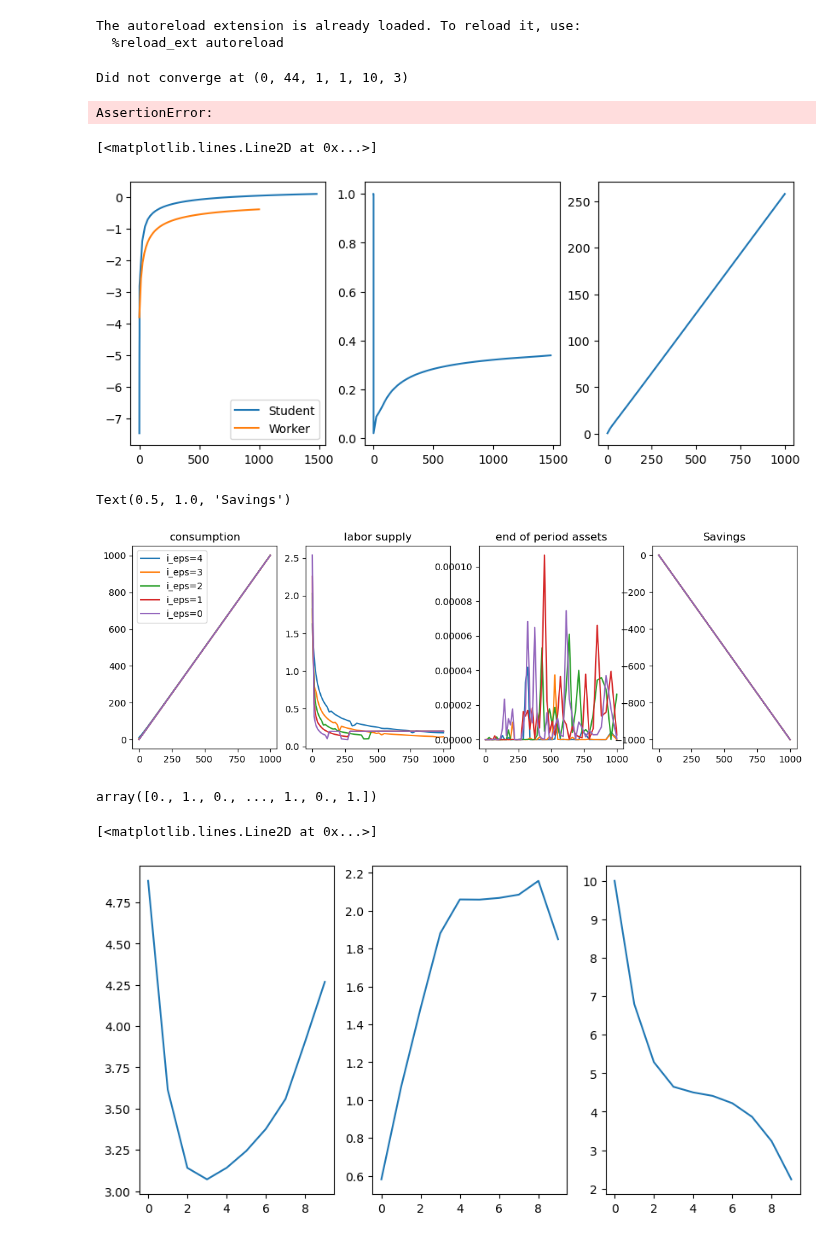
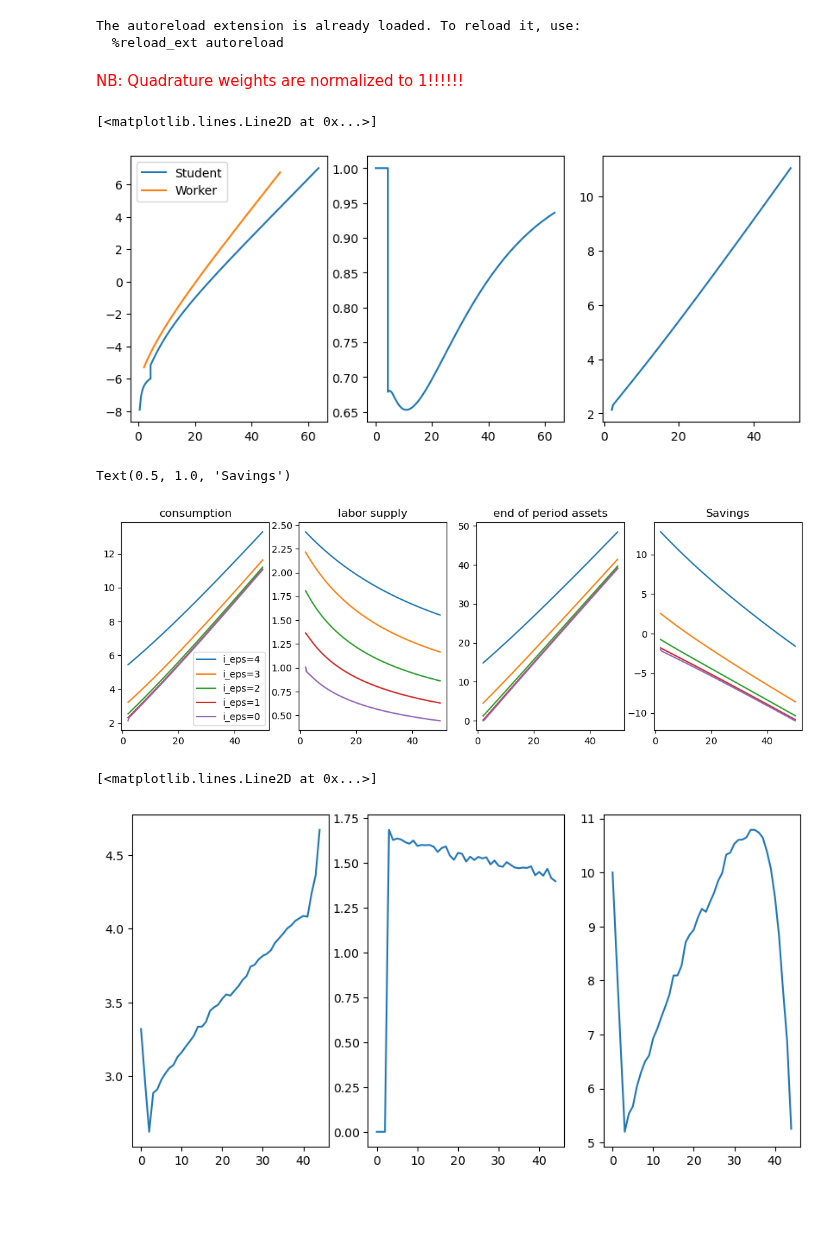
Before and after one commit to ansofol/DP_term_paper, a Jupyter notebook: main_model/test_run.ipynb, the cells around one changed output. Cells and saved outputs as stored; diff of their text form; code cells hidden in the pictures; blank space fills up the shorter version.

```diff
--- a/main_model/test_run.ipynb
+++ b/main_model/test_run.ipynb
@@ -12,24 +13,23 @@ The autoreload extension is already loaded. To reload it, use:
 model = Model()
 model.setup()
 
-model.par.Na = 200
+model.par.Na = 100
 model.par.Tmax = 45
 model.par.Tsim = model.par.Tmax
-model.par.a_max = 1000
+model.par.a_max = 50
 model.par.Smax = 6
 model.par.Ntypes = 1
 model.par.sigma_taste = 1.0
 
 model.set_grids()
+# %% [markdown]
+<font color='red'> NB: Quadrature weights are normalized to 1!!!!!!
 # %%
 par = model.par
 sol = model.sol
 sim = model.sim
 # %%
 model.solve()
-# %% [output]
-Did not converge at (0, 44, 1, 1, 10, 3)
-AssertionError:
 # %%
 t = 0
 s = 0
@@ -46,7 +46,7 @@ ax[1].plot(sol.m[type,t,0,s,:,0],sol.ccp_work[type,t,0,s,:,0],label = "Student")
 ax[2].plot(sol.m[type,t,1,s,:,0],sol.c[type,t,1,s,:,0],label = "Student")
 # %% [output]
 [<matplotlib.lines.Line2D at 0x...>]
-[figure, old version]
+[figure, new version]
 # %%
 #t = 2
 #s = 2
@@ -62,7 +62,7 @@ ax[2].plot(sol.m[type,t,1,s,:,0],sol.c[type,t,1,s,:,0],label = "Student")
 #ax[2].plot(sol.m[0,t,0,s,:,0],sol.c[0,t,0,s,:,0],label = "Student")
 # %%
 # plot some policy functions, just to be sure
-t = -1
+t = 10
 edu = 0
 type = 0
 
@@ -74,43 +74,41 @@ ax.plot(sol.m[type, t, 1, edu, par.Ba:, 2], sol.c[type, t, 1, edu, par.Ba:, 2],
 ax.plot(sol.m[type, t, 1, edu, par.Ba:, 1], sol.c[type, t, 1, edu, par.Ba:, 1], label='i_eps=1')
 ax.plot(sol.m[type, t, 1, edu, par.Ba:, 0], sol.c[type, t, 1, edu, par.Ba:, 0], label='i_eps=0')
 ax.set_title('consumption')
 ax.legend()
 
 ax = fig.add_subplot(1,4,2)
 ax.plot(sol.m[type, t, 1, edu, par.Ba:, 4], sol.ell[type, t, 1, edu, par.Ba:, 4])
 ax.plot(sol.m[type, t, 1, edu, par.Ba:, 3], sol.ell[type, t, 1, edu, par.Ba:, 3])
 ax.plot(sol.m[type, t, 1, edu, par.Ba:, 2], sol.ell[type, t, 1, edu, par.Ba:, 2])
 ax.plot(sol.m[type, t, 1, edu, par.Ba:, 1], sol.ell[type, t, 1, edu, par.Ba:, 1])
 ax.plot(sol.m[type, t, 1, edu, par.Ba:, 0], sol.ell[type, t, 1, edu, par.Ba:, 0])
 ax.set_title('labor supply')
 
 ax = fig.add_subplot(1,4,3)
 ax.plot(sol.m[type, t, 1, edu, par.Ba:, 4], sol.a[type, t, 1, edu, par.Ba:, 4])
 ax.plot(sol.m[type, t, 1, edu, par.Ba:, 3], sol.a[type, t, 1, edu, par.Ba:, 3])
 ax.plot(sol.m[type, t, 1, edu, par.Ba:, 2], sol.a[type, t, 1, edu, par.Ba:, 2])
 ax.plot(sol.m[type, t, 1, edu, par.Ba:, 1], sol.a[type, t, 1, edu, par.Ba:, 1])
 ax.plot(sol.m[type, t, 1, edu, par.Ba:, 0], sol.a[type, t, 1, edu, par.Ba:, 0])
 ax.set_title('end of period assets')
 
 ax = fig.add_subplot(1,4,4)
 ax.plot(sol.m[type, t, 1, edu, par.Ba:, 4], sol.a[type, t, 1, edu, par.Ba:, 4]-sol.m[type, t, 1, edu, par.Ba:, 4])
 ax.plot(sol.m[type, t, 1, edu, par.Ba:, 3], sol.a[type, t, 1, edu, par.Ba:, 3]-sol.m[type, t, 1, edu, par.Ba:, 3])
 ax.plot(sol.m[type, t, 1, edu, par.Ba:, 2], sol.a[type, t, 1, edu, par.Ba:, 2]-sol.m[type, t, 1, edu, par.Ba:, 2])
 ax.plot(sol.m[type, t, 1, edu, par.Ba:, 1], sol.a[type, t, 1, edu, par.Ba:, 1]-sol.m[type, t, 1, edu, par.Ba:, 1])
 ax.plot(sol.m[type, t, 1, edu, par.Ba:, 0], sol.a[type, t, 1, edu, par.Ba:, 0]-sol.m[type, t, 1, edu, par.Ba:, 0])
 ax.set_title('Savings')
 # %% [output]
 Text(0.5, 1.0, 'Savings')
-[figure, old version]
+[figure, new version]
 # %%
 simulate(sim,sol,par)
-# %%
-sim.S[0,:,1]
-# %% [output]
-array([0., 1., 0., ..., 1., 0., 1.])
 # %%
 s = np.max(sim.S[0,:,:],axis=1)
-I = s>=0
+I = s==3
+
+
 
 fig,ax = plt.subplots(1,3,figsize=(10,5))
 ax[0].plot(np.mean(sim.c[0,I,:],axis=0),label="c")
@@ -119,4 +117,4 @@ ax[2].plot(np.mean(sim.a[0,I,:],axis=0),label="a")
 #fig.legend()
 # %% [output]
 [<matplotlib.lines.Line2D at 0x...>]
-[figure, old version]
+[figure, new version]
```
Also changed, not shown: parts of 4 cells of this notebook, 4 other files.
